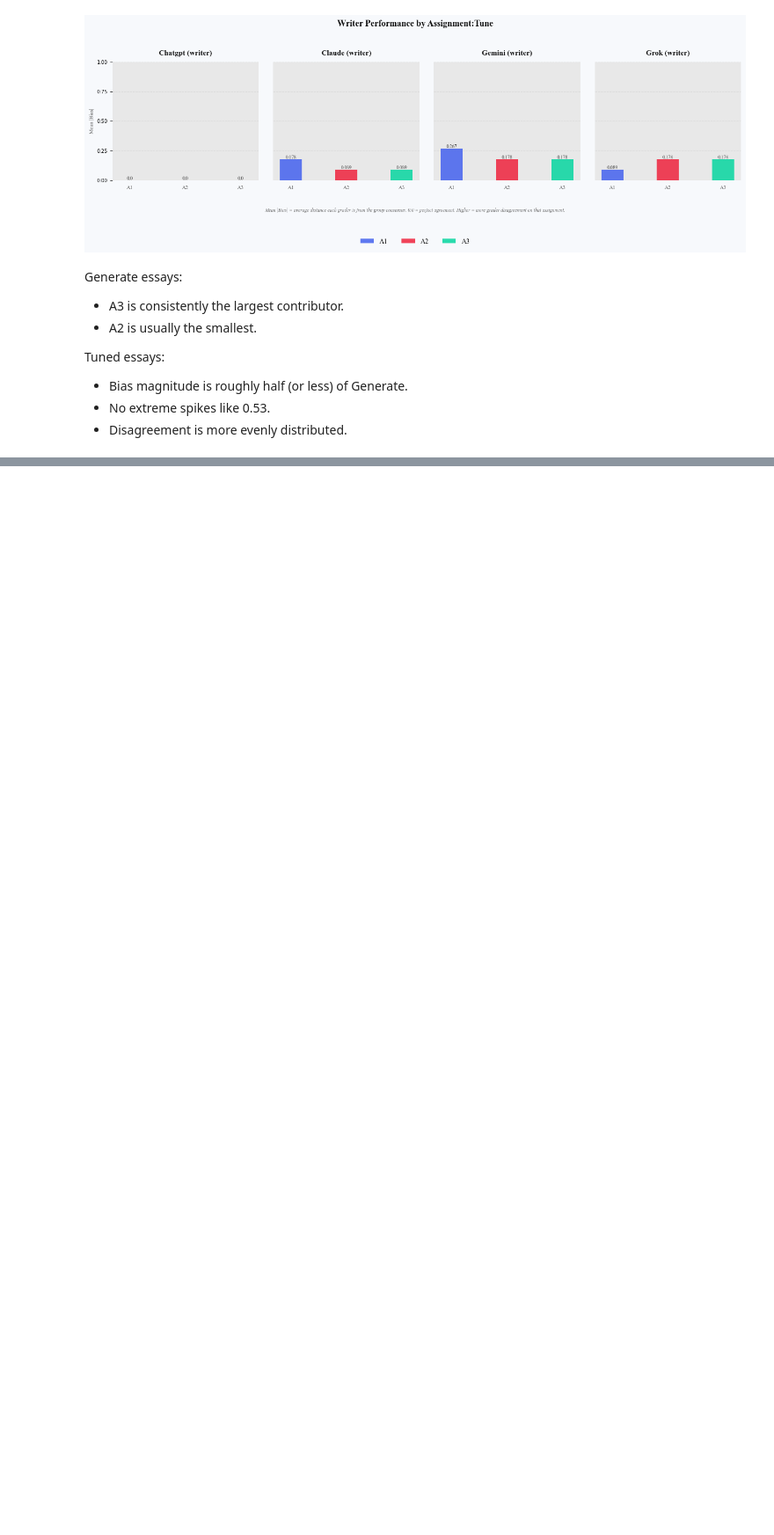
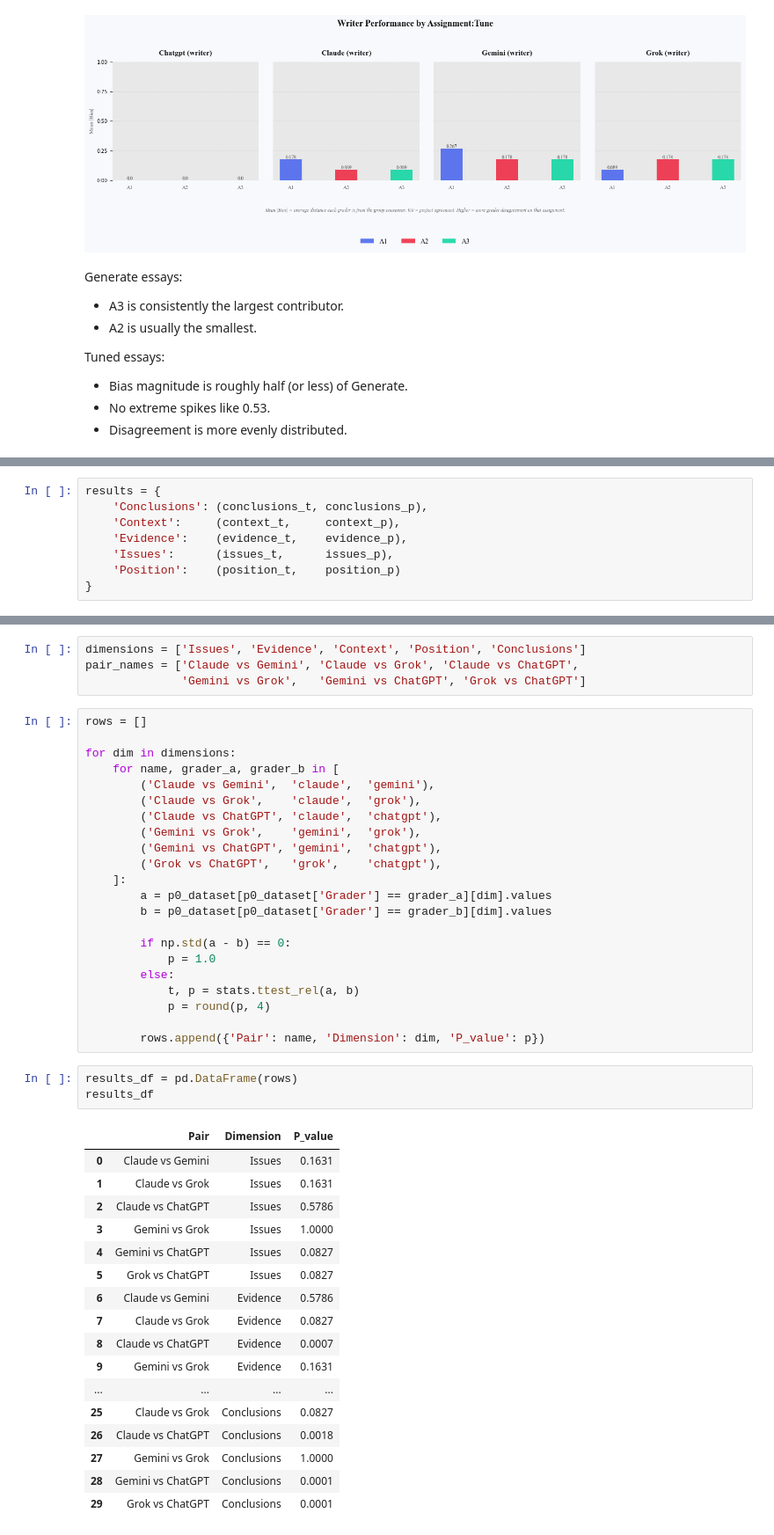
Before and after one commit to raminguyen/ai-assessment, a Jupyter notebook: src/visualize_scores_po.ipynb, the cells around one changed output, grey strips where cells are left out. Shown at 88% size. Cells and saved outputs as stored; diff of their text form; blank space fills up the shorter version.

```diff
--- a/src/visualize_scores_po.ipynb
+++ b/src/visualize_scores_po.ipynb
@@ -157,0 +188,8 @@ Tuned essays:
+# %%
+results = {
+    'Conclusions': (conclusions_t, conclusions_p),
+    'Context':     (context_t,     context_p),
+    'Evidence':    (evidence_t,    evidence_p),
+    'Issues':      (issues_t,      issues_p),
+    'Position':    (position_t,    position_p)
+}
@@ -157,0 +212,47 @@ Tuned essays:
+# %%
+dimensions = ['Issues', 'Evidence', 'Context', 'Position', 'Conclusions']
+pair_names = ['Claude vs Gemini', 'Claude vs Grok', 'Claude vs ChatGPT',
+              'Gemini vs Grok',   'Gemini vs ChatGPT', 'Grok vs ChatGPT']
+# %%
+rows = []
+
+for dim in dimensions:
+    for name, grader_a, grader_b in [
+        ('Claude vs Gemini',  'claude',  'gemini'),
+        ('Claude vs Grok',    'claude',  'grok'),
+        ('Claude vs ChatGPT', 'claude',  'chatgpt'),
+        ('Gemini vs Grok',    'gemini',  'grok'),
+        ('Gemini vs ChatGPT', 'gemini',  'chatgpt'),
+        ('Grok vs ChatGPT',   'grok',    'chatgpt'),
+    ]:
+        a = p0_dataset[p0_dataset['Grader'] == grader_a][dim].values
+        b = p0_dataset[p0_dataset['Grader'] == grader_b][dim].values
+
+        if np.std(a - b) == 0:
+            p = 1.0
+        else:
+            t, p = stats.ttest_rel(a, b)
+            p = round(p, 4)
+
+        rows.append({'Pair': name, 'Dimension': dim, 'P_value': p})
+# %%
+results_df = pd.DataFrame(rows)
+results_df
+# %% [output]
+|  | Pair | Dimension | P_value |
+| 0 | Claude vs Gemini | Issues | 0.1631 |
+| 1 | Claude vs Grok | Issues | 0.1631 |
+| 2 | Claude vs ChatGPT | Issues | 0.5786 |
+| 3 | Gemini vs Grok | Issues | 1.0000 |
+| 4 | Gemini vs ChatGPT | Issues | 0.0827 |
+| 5 | Grok vs ChatGPT | Issues | 0.0827 |
+| 6 | Claude vs Gemini | Evidence | 0.5786 |
+| 7 | Claude vs Grok | Evidence | 0.0827 |
+| 8 | Claude vs ChatGPT | Evidence | 0.0007 |
+| 9 | Gemini vs Grok | Evidence | 0.1631 |
+| ... | ... | ... | ... |
+| 25 | Claude vs Grok | Conclusions | 0.0827 |
+| 26 | Claude vs ChatGPT | Conclusions | 0.0018 |
+| 27 | Gemini vs Grok | Conclusions | 1.0000 |
+| 28 | Gemini vs ChatGPT | Conclusions | 0.0001 |
+| 29 | Grok vs ChatGPT | Conclusions | 0.0001 |
```
Also changed, not shown: parts of 11 cells of this notebook.
